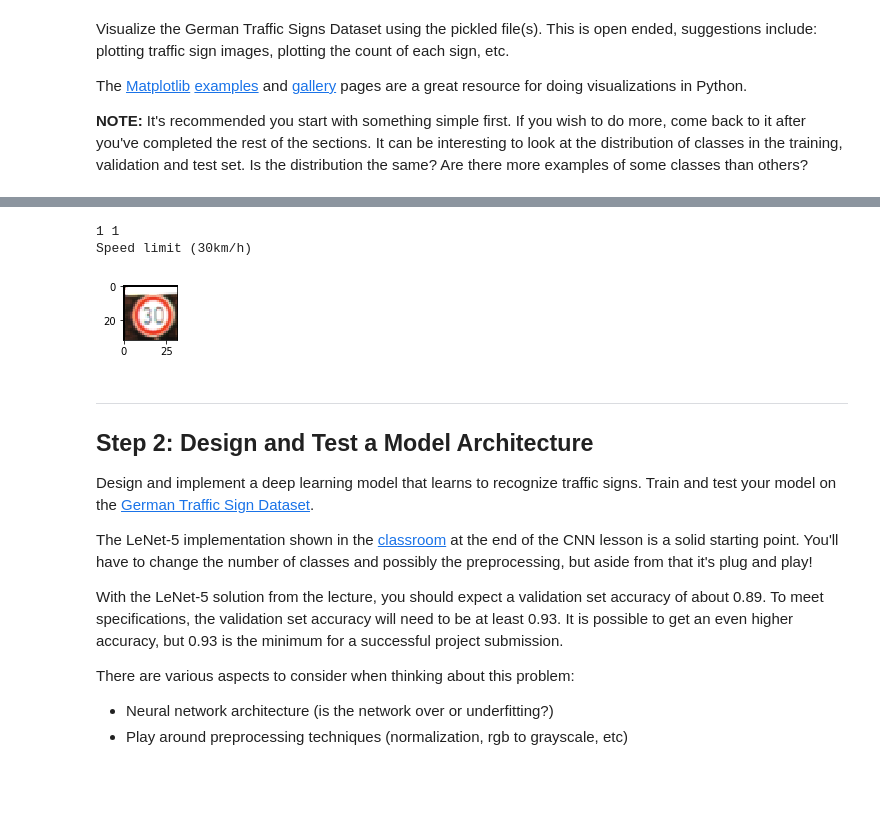
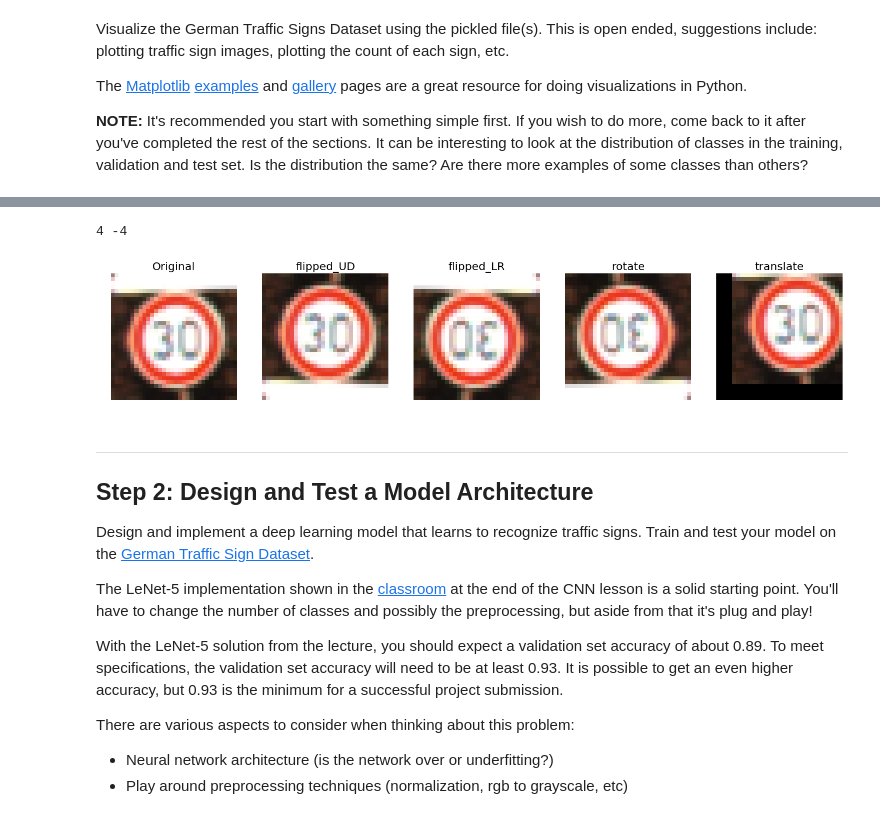
Before and after one commit to ManishaNatarajan/Traffic-Sign-Classifier, a Jupyter notebook: Traffic_Sign_Classifier.ipynb, the cells around one changed output, grey strips where cells are left out. Saved outputs shown, nothing was run; the diff lists cells and outputs as text; code cells hidden in the pictures; blank space fills up the shorter version.

```diff
--- a/Traffic_Sign_Classifier.ipynb
+++ b/Traffic_Sign_Classifier.ipynb
@@ -189,20 +159,51 @@ def tf_image_translate(images, tx, ty, interpolation='NEAREST'):
     # on https://www.tensorflow.org/api_docs/python/tf/contrib/image/transform
     transforms = [1, 0, -tx, 0, 1, -ty, 0, 0]
     return tf.contrib.image.transform(images, transforms, interpolation)
-# %%
-tx = random.randint(-5, 5)
-ty = random.randint(-5, 5)
-print(tx, ty)
-translation_op = tf_image_translate(sample_1, tx=tx, ty=ty)
-translated_image = sess.run(translation_op)
-
-plt.figure(figsize=(1,1))
-plt.imshow(translated_image)
-print(sign_names_data[y_train[index]])
-# %% [output]
-1 1
-Speed limit (30km/h)
-[figure, removed]
+# %%
+# data augmentation
+index = 3000
+sample_1 = X_train[index]
+sess = tf.Session()
+flipped_left_right = tf.image.flip_left_right(sample_1)
+flipped_up_down = tf.image.flip_up_down(sample_1)
+# Rotate 0, 90, 180, 270 degrees
+rotated = tf.image.rot90(sample_1, tf.random_uniform(shape=[], minval=0, maxval=4, dtype=tf.int32))
+
+tx = random.randint(-5, 5)
+ty = random.randint(-5, 5)
+print(tx, ty)
+translation_op = tf_image_translate(sample_1, tx=tx, ty=ty)
+
+op1 = sess.run(flipped_up_down)
+op2 = sess.run(flipped_left_right)
+op3 = sess.run(rotated)
+op4 = sess.run(translation_op)
+
+f, (ax1, ax2, ax3, ax4, ax5) = plt.subplots(1, 5, figsize=(24, 9))
+ax1.axis('off')
+ax1.imshow(sample_1)
+ax1.set_title('Original', fontsize=20)
+
+ax2.axis('off')
+ax2.imshow(op1)
+ax2.set_title('flipped_UD', fontsize=20)
+
+ax3.axis('off')
+ax3.imshow(op2)
+ax3.set_title('flipped_LR', fontsize=20)
+
+ax4.axis('off')
+ax4.imshow(op3)
+ax4.set_title('rotate', fontsize=20)
+
+ax5.axis('off')
+ax5.imshow(op4)
+ax5.set_title('translate', fontsize=20)
+
+plt.savefig("./output_images/data_aug.png")
+# %% [output]
+4 -4
+[figure, added]
 # %% [markdown]
 ----
 
```
Also changed, not shown: parts of 20 cells of this notebook, 13 other files.
